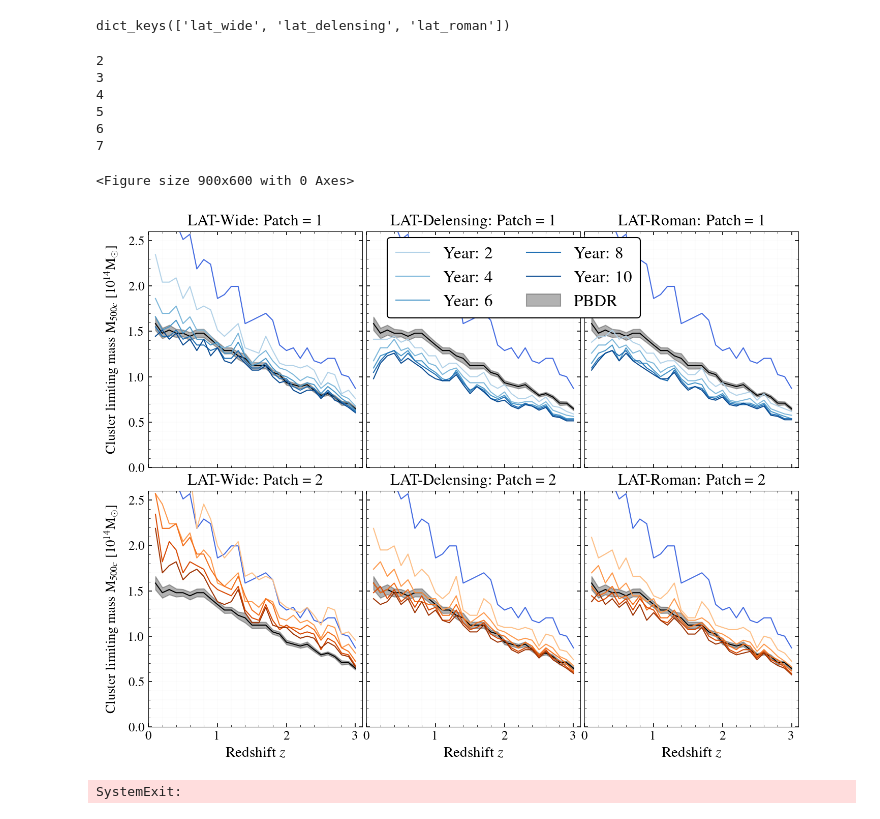
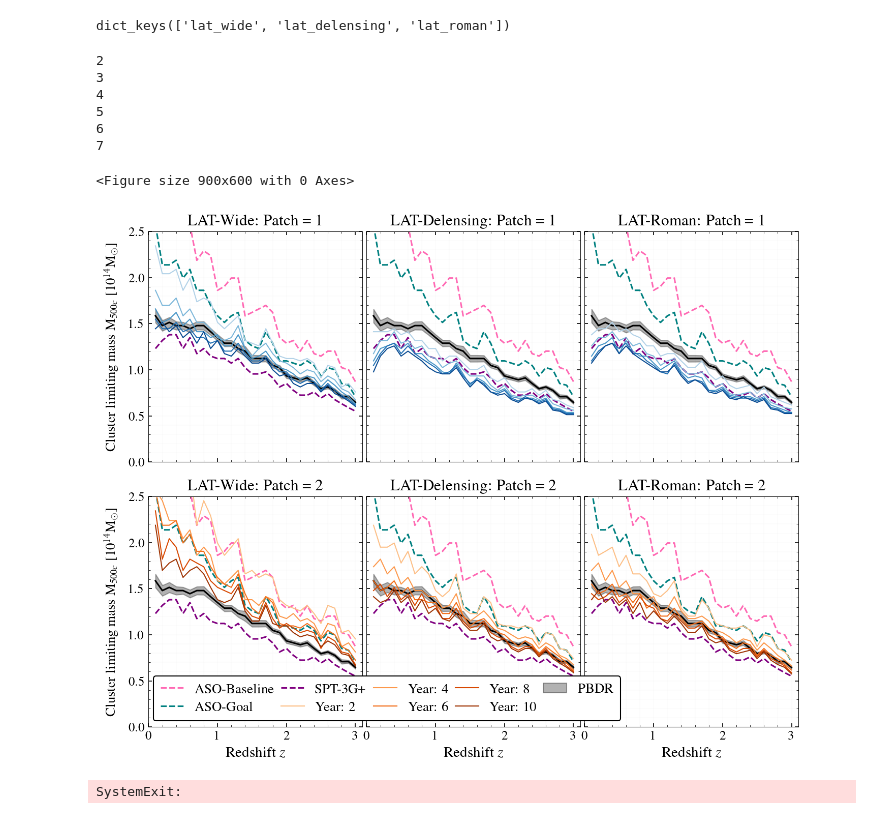
Before and after one commit to sriniraghunathan/cmb_s4_all_chile_optimisation_2025_05, a Jupyter notebook: make_cluster_plots.ipynb, the cells around one changed output. Saved outputs shown, nothing was run; the diff lists cells and outputs as text; code cells hidden in the pictures.

```diff
--- a/make_cluster_plots.ipynb
+++ b/make_cluster_plots.ipynb
@@ -88,6 +88,8 @@ cluster_lim_mass_dic_pbdr['S4-Wide'] = [np.asarray(zarr), np.asarray(lim_mass_ar
 #ASO and SPT-3G+
 cluster_lim_mass_dic_others = {}
 tmp_fname_dic = {'ASO-Baseline':'%s/snr_from_lnlikes_s4_all_chile_config_latadvanced_so_baseline_only_baseline-diffbgskies_with_limiting_masses.npy' %(fd),
+                 'ASO-Goal':'%s/snr_from_lnlikes_s4_all_chile_config_latadvanced_so_goal_only_baseline-diffbgskies_with_limiting_masses.npy' %(fd),
+                 'SPT-3G+':'%s/snr_from_lnlikes_s4_all_chile_config_latspt3g_plus_only_baseline-diffbgskies_with_limiting_masses.npy' %(fd),
                 }
 for tmp_exp in tmp_fname_dic:
     curr_dic = np.load( tmp_fname_dic[tmp_exp], allow_pickle=True ).item()
@@ -307,7 +308,7 @@ yscaleval = None
 if yscaleval == 'log':
     ymin, ymax = 0.3, 3.
 elif yscaleval is None:
-    ymin, ymax = 0., 2.6
+    ymin, ymax = 0., 2.5
 
 fsval = 14
 xmin, xmax = 0., 3.1
@@ -315,7 +316,7 @@ tr, tc = 2, len( cluster_lim_mass_dic )
 figure(figsize = (11., 8.6))
 alphaval_for_errros = 0.3
 pbdr_color = 'black'
-subplots_adjust(wspace = 0.02, hspace = 0.1)
+subplots_adjust(wspace = 0.02, hspace = 0.15)
 sbpl = 1
 for patch in [1, 2]:
     for cntr, survey in enumerate( survey_arr ):
@@ -323,24 +324,35 @@ for patch in [1, 2]:
 
         #now add PBDR
         zarr, lim_mass_arr, lim_mass_err_arr = cluster_lim_mass_dic_pbdr['S4-Wide']
-        plot(zarr, lim_mass_arr, color = pbdr_color, ls = '-')
+        plot(zarr, lim_mass_arr, color = pbdr_color, ls = '-', lw = 1.5)
         fill_between( zarr, lim_mass_arr-lim_mass_err_arr, lim_mass_arr+lim_mass_err_arr, label = r'PBDR', color = pbdr_color, alpha = alphaval_for_errros)
         #xloc, yloc = 2, 1.
         #text( xloc, yloc, r'{\bf S4-PBDR}', fontsize = fsval-2, rotation = -10)
 
         #ASO-Baseline
         zarr, lim_mass_arr, lim_mass_err_arr = cluster_lim_mass_dic_others['ASO-Baseline']
-        plot(zarr, lim_mass_arr, color = 'royalblue', ls = '-')
+        plot(zarr, lim_mass_arr, color = 'hotpink', ls = '--', lw = 1.5, label = r'ASO-Baseline')
+
+        #ASO-Goal
+        zarr, lim_mass_arr, lim_mass_err_arr = cluster_lim_mass_dic_others['ASO-Goal']
+        plot(zarr, lim_mass_arr, color = 'teal', ls = '--', lw = 1.5, label = r'ASO-Goal')
+
+        #SPT-3G+
+        zarr, lim_mass_arr, lim_mass_err_arr = cluster_lim_mass_dic_others['SPT-3G+']
+        plot(zarr, lim_mass_arr, color = 'purple', ls = '--', lw = 1.5, label = r'SPT-3G+')
 
         color_arr_patch1 = [cm.Blues(int(d)) for d in np.linspace(80, 230, len(year_arr))]
         color_arr_patch2 = [cm.Oranges(int(d)) for d in np.linspace(80, 230, len(year_arr))]
+        #color_arr_patch1 = ['navy', 'darkgreen', 'goldenrod', 'orangered', 'darkred']
+        #color_arr_patch1 = [cm.Greens(int(d)) for d in np.linspace(80, 230, len(year_arr))]
+        #color_arr_patch2 = color_arr_patch1
         ls_dic = {1: '-', 2: '-'}
         color_dic = {1: color_arr_patch1, 2: color_arr_patch2}
         surveyval, surveylabval = survey_dic[survey]
         for ycntr, year in enumerate( year_arr ):
             colorval = color_dic[patch][ycntr]
             zarr, lim_mass_arr, lim_mass_err_arr = cluster_lim_mass_dic[survey][patch][year]
-            if patch == 1 and cntr == 2:
+            if patch == 2 and cntr == 2:
                 labval = r'Year: %s' %(year)
                 write_leg = True
             else:
@@ -357,38 +369,38 @@ for patch in [1, 2]:
 
         if write_leg:
             #legend(bbox_to_anchor = (-1.8, -0.02), loc = 3, fontsize = fsval+3, ncol = 3, framealpha = 1.)
-            legend(bbox_to_anchor = (0.3, 1.01), loc = 1, fontsize = fsval+2, ncol = 2, framealpha = 1.)
+            legend(bbox_to_anchor = (0.2, 0.25), loc = 1, fontsize = fsval-1, ncol = 5, framealpha = 1., labelspacing = 0.4, columnspacing = 0.5, handlelength = 1.7)
 
         #legend(loc = 1, fontsize = fsval-4, ncol = 3, columnspacing = 0.5, handletextpad = 0.5, handlelength = 1.8)
         if (sbpl-1)%tc == 0:
             ylabel(r'Cluster limiting mass M$_{500c}$ [$10^{14}$M$_{\odot}$]', fontsize = fsval-1, labelpad = 10)
         else:
             setp(ax.get_yticklabels(), visible=False)
         if sbpl>tc:
             xlabel(r'Redshift $z$', fontsize = fsval )
         else:
             setp(ax.get_xticklabels(), visible=False)
         #title(r'%s: Patch = %s' %(surveylabval, patch), fontsize = fsval + 2)
 
         title(r'%s: Patch = %s' %(surveylabval, patch), fontsize = fsval + 1)
         grid(True, which = 'both', axis = 'both', lw = 0.2, alpha = 0.05)
 
         for label in ax.get_xticklabels(): label.set_fontsize(fsval-2)
         for label in ax.get_yticklabels(): label.set_fontsize(fsval-2)
 
         sbpl += 1
         print(sbpl)
 plname = 'plots/cluster_lim_mass_vs_z_all_surveys_patches_1_and_2_multiple_years.pdf'
 savefig(plname, dpi = 200.)
 show();
 sys.exit()
 # %% [output]
 2
 3
 4
 5
 6
 7
 <Figure size 900x600 with 0 Axes>
-[figure, old version]
+[figure, new version]
 SystemExit:
```
Also changed, not shown: parts of 1 cell of this notebook.
